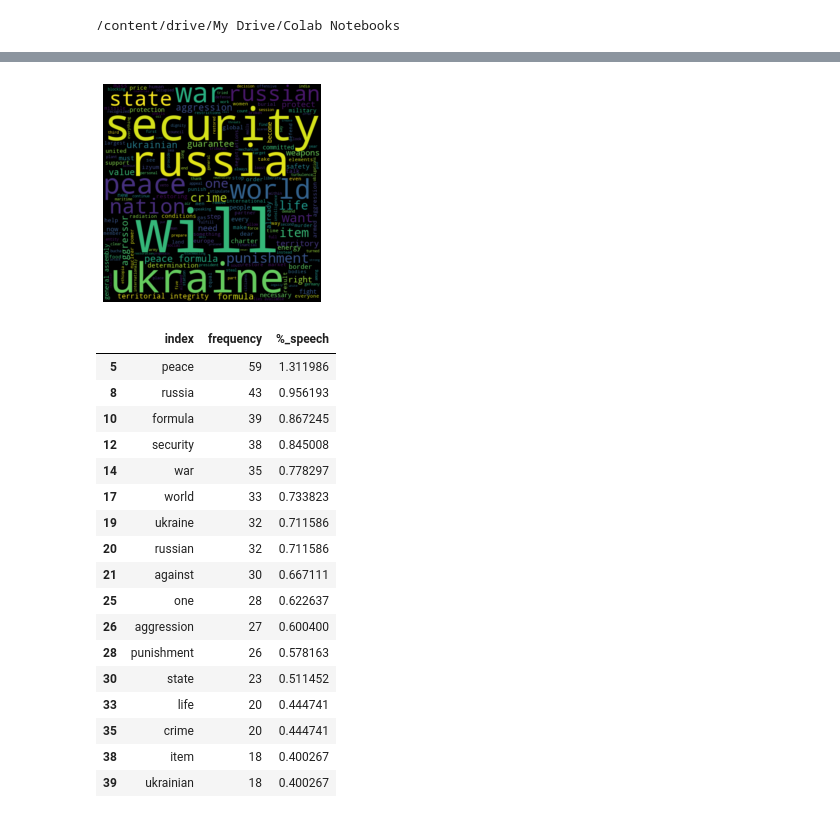
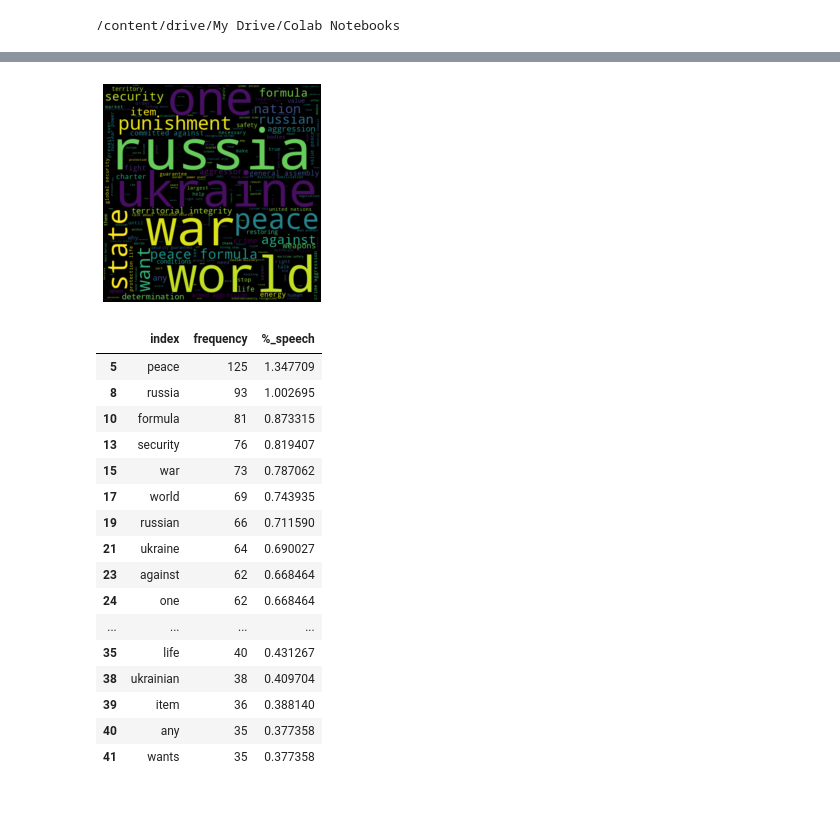
Before and after one commit to borisenko-ru/miscellaneous, a Jupyter notebook: un_ga_speech_stat.ipynb, the cells around one changed output, grey strips where cells are left out. Saved outputs shown, nothing was run; the diff lists cells and outputs as text; code cells hidden in the pictures.

```diff
--- a/un_ga_speech_stat.ipynb
+++ b/un_ga_speech_stat.ipynb
@@ -22,7 +26,7 @@ Drive already mounted at /content/drive; to attempt to forcibly remount, call dr
 # %% [output]
 /content/drive/My Drive/Colab Notebooks
 # %%
-def word_clouds(country_notes, top_words, exclude_words):
+def word_clouds(country_notes, exclude_words):
   pdffileobj = open(country_notes+'.pdf','rb')
   pdfreader = PyPDF2.PdfFileReader(pdffileobj)
 
@@ -40,12 +44,12 @@ def word_clouds(country_notes, top_words, exclude_words):
 
   return ' '.join(match_pattern)
 
-def word_freq(country_notes, top_words, exclude_words, percent_speech_threshold):
+def word_freq(country_notes, exclude_words, percent_speech_threshold):
 
   # WordCloud plot
-  text = word_clouds(country_notes, None, None)
+  text = word_clouds(country_notes, None)
 
-  wordcloud = WordCloud(width=500, height=500).generate(text)
+  wordcloud = WordCloud(width=500, height=500, stopwords=exclude_words_en+exclude_words_ru).generate(text)
 
   plt.imshow(wordcloud, interpolation="bilinear")
   plt.axis("off")
@@ -85,8 +89,15 @@ def word_freq(country_notes, top_words, exclude_words, percent_speech_threshold)
   freq.reset_index(inplace=True)
   freq = freq[(~freq['index'].isin(exclude_words)) & (freq['%_speech'] >= percent_speech_threshold)]
 
-  return freq.head(top_words)
+  return freq
 # %%
-exclude_words_en = ['can', 'their', 'every', 'more', 'the', 'and', 'that', 'for', 'with', 'this', 'are', 'will', 'not', 'have', 'who', 'but', 'only', 'what', 'which', 'should', 'from', 'there', 'our', 'all', 'you', 'has', 'its', 'after', 'they', 'was']
-exclude_words_ru = ['они', 'что', 'как', 'для', 'том', 'именно', 'которые','также','уже','чтобы', 'этот', 'этом', 'этой', 'это','его', 'так', 'когда']
-percent_speech_threshold = 0.4
+exclude_words_en = ['can', 'their', 'every', 'more', 'the', 'and', 'that', \
+                    'for', 'with', 'this', 'are', 'will', 'not', 'have', 'who', \
+                    'but', 'only', 'what', 'which', 'should', 'from', 'there', \
+                    'our', 'all', 'you', 'has', 'its', 'after', 'they', 'was', \
+                    'based', 'also', 'through', 'her', 'those', 'between']
+exclude_words_ru = ['они', 'что', 'как', 'для', 'том', 'именно', 'которые', \
+                    'также', 'уже','чтобы', 'этот', 'этом', 'этой', 'это','его', \
+                    'так', 'когда', 'всего', 'все', 'ваши', 'нам', 'более', \
+                    'того']
+percent_speech_threshold = 0.35
@@ -136,22 +193,22 @@ word_freq('un_ga_us', 20, exclude_words=exclude_words_en, percent_speech_thresho
 # %%
-word_freq('un_ga_ua', 30, exclude_words=exclude_words_en, percent_speech_threshold=percent_speech_threshold)
+# Ukraine H.E. Mr. Volodymyr Zelenskyy, President
+word_freq('un_ga_ua', exclude_words=exclude_words_en, percent_speech_threshold=percent_speech_threshold)
 # %% [output]
-[figure, old version]
+[figure, new version]
 |  | index | frequency | %_speech |
-| 5 | peace | 59 | 1.311986 |
-| 8 | russia | 43 | 0.956193 |
-| 10 | formula | 39 | 0.867245 |
-| 12 | security | 38 | 0.845008 |
-| 14 | war | 35 | 0.778297 |
-| 17 | world | 33 | 0.733823 |
-| 19 | ukraine | 32 | 0.711586 |
-| 20 | russian | 32 | 0.711586 |
-| 21 | against | 30 | 0.667111 |
-| 25 | one | 28 | 0.622637 |
-| 26 | aggression | 27 | 0.600400 |
-| 28 | punishment | 26 | 0.578163 |
-| 30 | state | 23 | 0.511452 |
-| 33 | life | 20 | 0.444741 |
-| 35 | crime | 20 | 0.444741 |
-| 38 | item | 18 | 0.400267 |
-| 39 | ukrainian | 18 | 0.400267 |
+| 5 | peace | 125 | 1.347709 |
+| 8 | russia | 93 | 1.002695 |
+| 10 | formula | 81 | 0.873315 |
+| 13 | security | 76 | 0.819407 |
+| 15 | war | 73 | 0.787062 |
+| 17 | world | 69 | 0.743935 |
+| 19 | russian | 66 | 0.711590 |
+| 21 | ukraine | 64 | 0.690027 |
+| 23 | against | 62 | 0.668464 |
+| 24 | one | 62 | 0.668464 |
+| ... | ... | ... | ... |
+| 35 | life | 40 | 0.431267 |
+| 38 | ukrainian | 38 | 0.409704 |
+| 39 | item | 36 | 0.388140 |
+| 40 | any | 35 | 0.377358 |
+| 41 | wants | 35 | 0.377358 |
```
Also changed, not shown: parts of 12 cells of this notebook.
